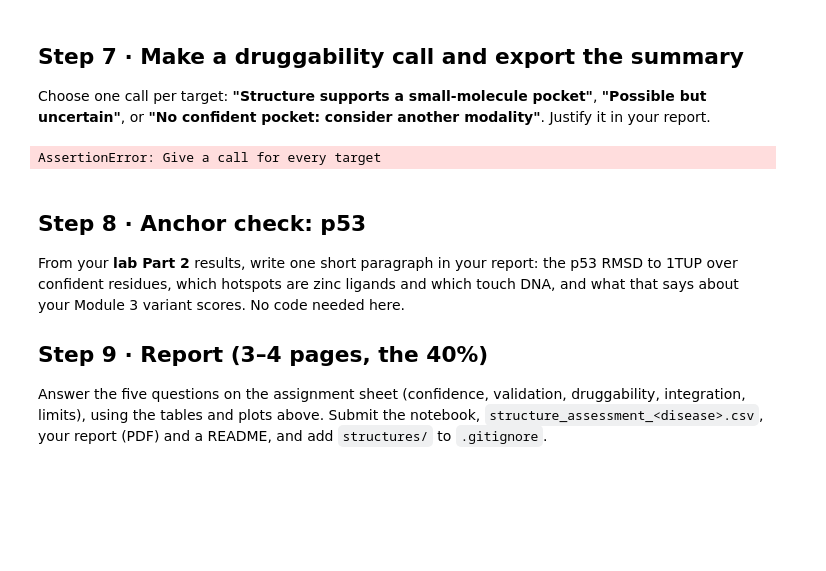
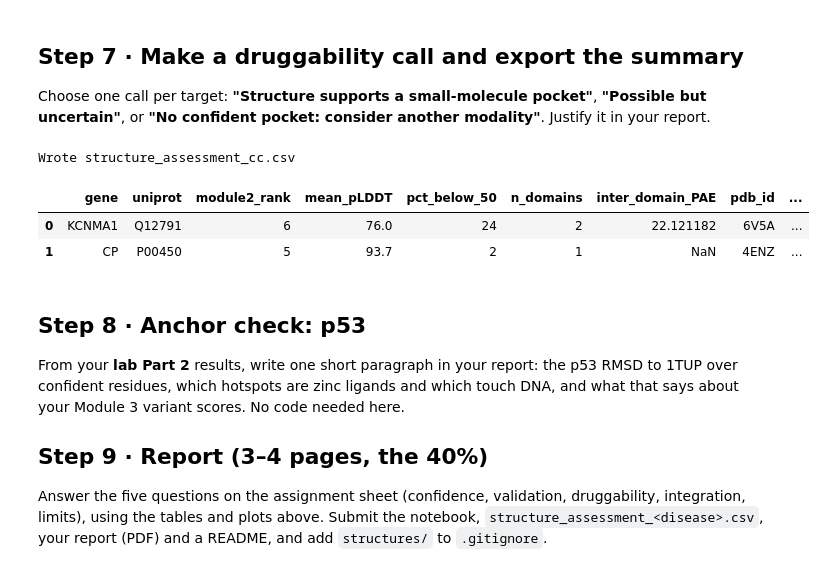
Before and after one commit to SeanRCox/biot6900, a Jupyter notebook: module4/BIOT6900_Module4_Assignment.ipynb, the cells around one changed output. Cells and saved outputs as stored; diff of their text form; code cells hidden in the pictures; blank space fills up the shorter version.

Commit message:
Module 4 complete

```diff
--- a/module4/BIOT6900_Module4_Assignment.ipynb
+++ b/module4/BIOT6900_Module4_Assignment.ipynb
@@ -426,29 +429,33 @@ NAG A1111              5                      0.0           50                62
 
 Choose one call per target: **"Structure supports a small-molecule pocket"**, **"Possible but uncertain"**, or **"No confident pocket: consider another modality"**. Justify it in your report.
 # %%
-CALLS = {                 # TODO: one of the three calls for each target
-    # "GENE1": "...",
+CALLS = {
+    "KCNMA1": "Possible but uncertain",
+    "CP": "Structure supports a small-molecule pocket",
 }
 assert set(CALLS) == set(TARGETS), "Give a call for every target"
 
 rows = []
 for g, acc in TARGETS.items():
     kept = top_pockets[g][top_pockets[g].verdict == "keep"]
     rows.append({"gene": g, "uniprot": acc, "module2_rank": TARGET_INFO[g]["module2_rank"],
                  "mean_pLDDT": plddt_summary.set_index("gene").loc[g, "mean_pLDDT"],
                  "pct_below_50": plddt_summary.set_index("gene").loc[g, "pct_below_50"],
                  "n_domains": len(domains[g]), "inter_domain_PAE": inter_pae[g],
                  "pdb_id": comparison[g]["pdb_id"], "rmsd_confident": comparison[g]["rmsd_confident"],
                  "best_pocket_score": round(kept["Druggability Score"].max(), 3) if len(kept) else np.nan,
                  "best_pocket_verdict": "keep" if len(kept) else top_pockets[g].verdict.iloc[0],
                  "druggability_call": CALLS[g]})
 summary = pd.DataFrame(rows)
 out_file = f"structure_assessment_{DISEASE}.csv"
 summary.to_csv(out_file, index=False)
 print("Wrote", out_file)
 summary
 # %% [output]
-AssertionError: Give a call for every target
+Wrote structure_assessment_cc.csv
+|  | gene | uniprot | module2_rank | mean_pLDDT | pct_below_50 | n_domains | inter_domain_PAE | pdb_id | ... |
+| 0 | KCNMA1 | Q12791 | 6 | 76.0 | 24 | 2 | 22.121182 | 6V5A | ... |
+| 1 | CP | P00450 | 5 | 93.7 | 2 | 1 | NaN | 4ENZ | ... |
 # %% [markdown]
 ## Step 8 · Anchor check: p53
 
```
Also changed, not shown: parts of 1 cell of this notebook, 4 other files.
